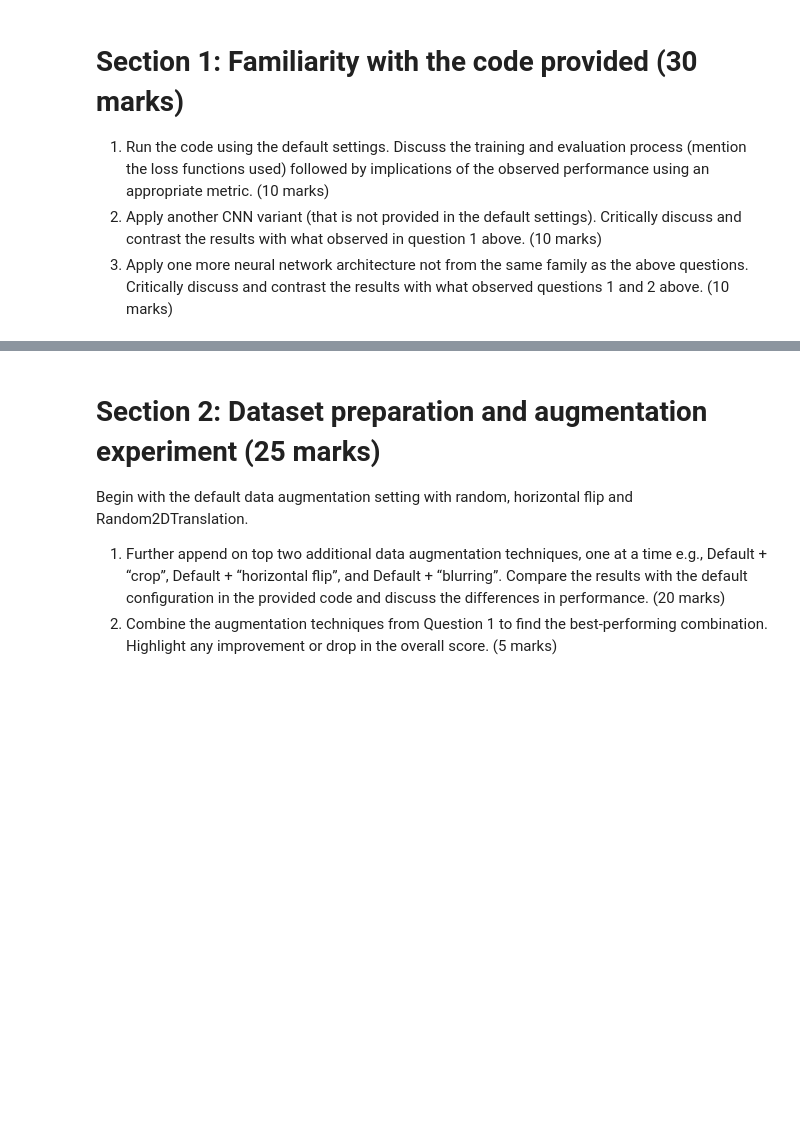
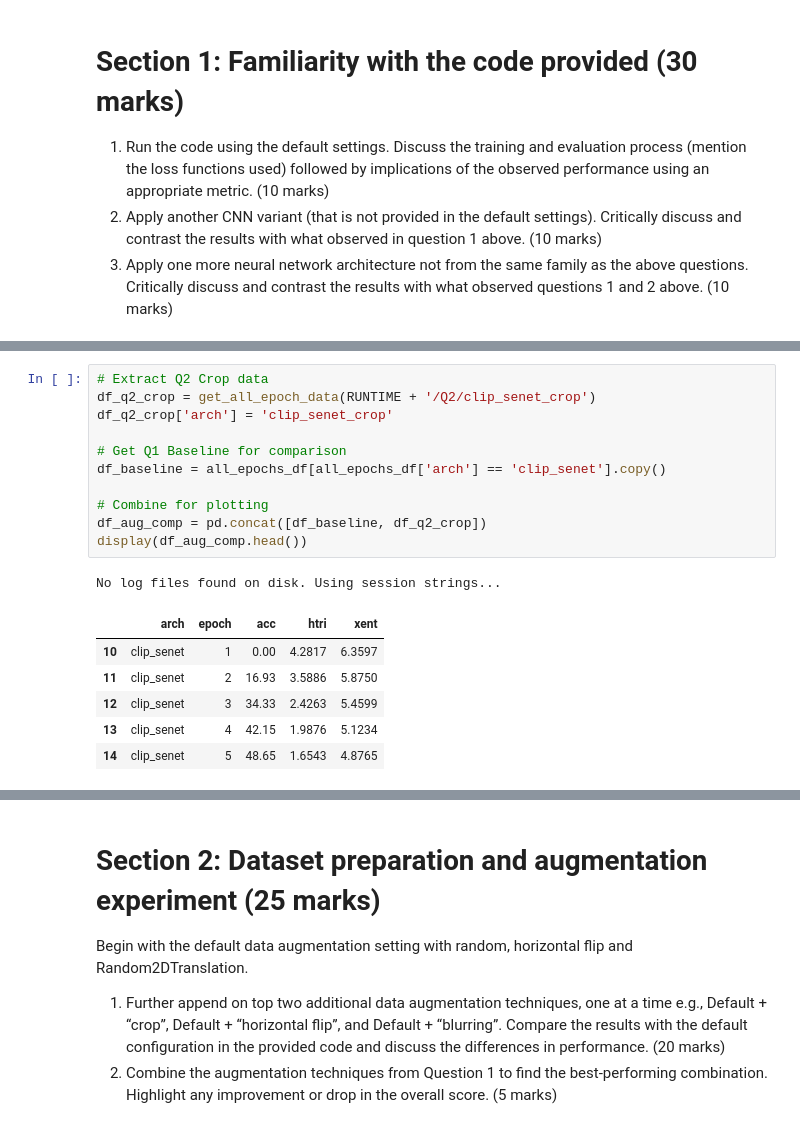
Before and after one commit to LampOfSocrates/reid, a Jupyter notebook: EEEM071_CourseWork_3103.ipynb, the cells around one changed output, grey strips where cells are left out. Drawn from its saved outputs; the diff is of its cells as text; blank space fills up the shorter version.

```diff
--- a/EEEM071_CourseWork_3103.ipynb
+++ b/EEEM071_CourseWork_3103.ipynb
@@ -441,0 +540,19 @@ plt.show()
+# %%
+# Extract Q2 Crop data
+df_q2_crop = get_all_epoch_data(RUNTIME + '/Q2/clip_senet_crop')
+df_q2_crop['arch'] = 'clip_senet_crop'
+
+# Get Q1 Baseline for comparison
+df_baseline = all_epochs_df[all_epochs_df['arch'] == 'clip_senet'].copy()
+
+# Combine for plotting
+df_aug_comp = pd.concat([df_baseline, df_q2_crop])
+display(df_aug_comp.head())
+# %% [output]
+No log files found on disk. Using session strings...
+|  | arch | epoch | acc | htri | xent |
+| 10 | clip_senet | 1 | 0.00 | 4.2817 | 6.3597 |
+| 11 | clip_senet | 2 | 16.93 | 3.5886 | 5.8750 |
+| 12 | clip_senet | 3 | 34.33 | 2.4263 | 5.4599 |
+| 13 | clip_senet | 4 | 42.15 | 1.9876 | 5.1234 |
+| 14 | clip_senet | 5 | 48.65 | 1.6543 | 4.8765 |
```
Also changed, not shown: parts of 9 cells of this notebook.
